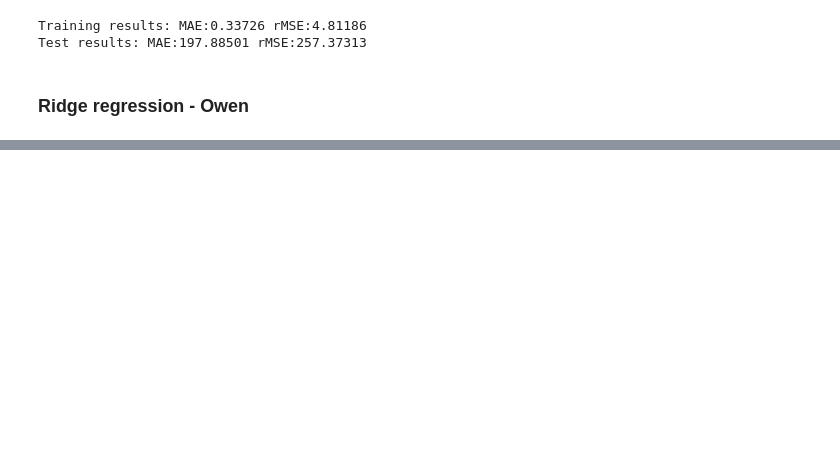
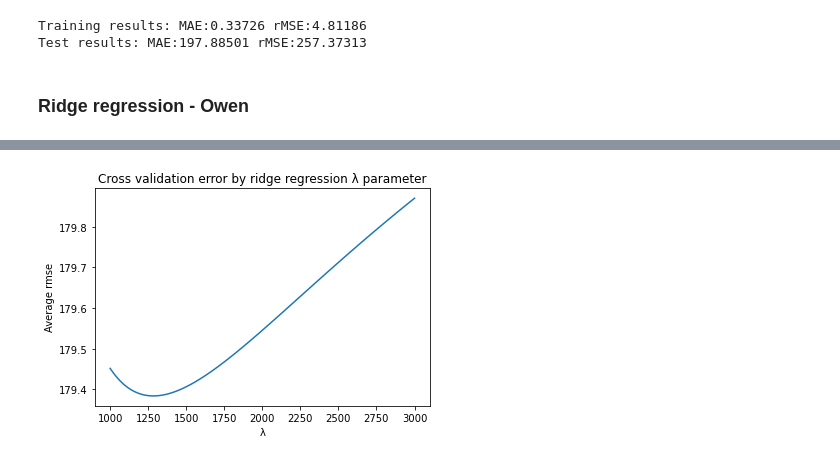
Before and after one commit to TopazJ/SENG550-Project, a Jupyter notebook: notebook.ipynb, the cells around one changed output, grey strips where cells are left out. Drawn from its saved outputs; the diff is of its cells as text; code cells hidden in the pictures; blank space fills up the shorter version.

Commit message:
Show cross validation results

```diff
--- a/notebook.ipynb
+++ b/notebook.ipynb
@@ -321,17 +316,17 @@ import numpy as np
 featuresCol='headline_features'
 labelCol='change_normalized'
 
-regParam = 0.3
+regParams = np.linspace(1000,3000,101)
+
 lr = LinearRegression(
     elasticNetParam=0,
-    regParam=regParam,
     featuresCol=featuresCol,
     labelCol=labelCol)
 
 pipeline = Pipeline(stages=[lr])
 
 paramGrid = ParamGridBuilder()\
-    .addGrid(lr.regParam, np.linspace(0,1,11))\
+    .addGrid(lr.regParam, regParams)\
     .build()
 
 evaluator = RegressionEvaluator(labelCol=labelCol)
@@ -349,0 +365,14 @@ prediction.show()
+# %%
+import pandas as pd
+x_label = 'λ'
+y_label = 'Average ' + evaluator.getMetricName()
+tune_result_df = pd.DataFrame({
+    x_label: regParams,
+    y_label: cvModel.avgMetrics})\
+    .set_index(['λ'])
+plot = tune_result_df.plot.line(
+    title='Cross validation error by ridge regression λ parameter',
+    ylabel=y_label,
+    legend=False)
+# %% [output]
+[figure, added]
```
Also changed, not shown: parts of 6 cells of this notebook.
